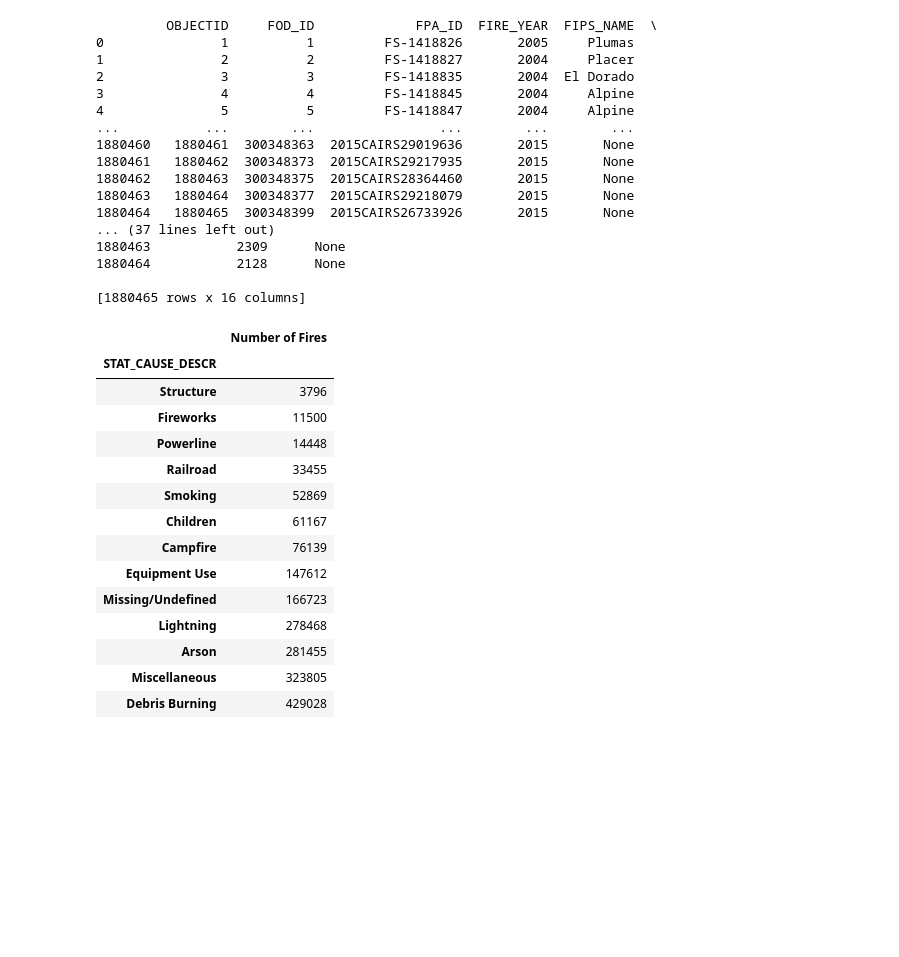
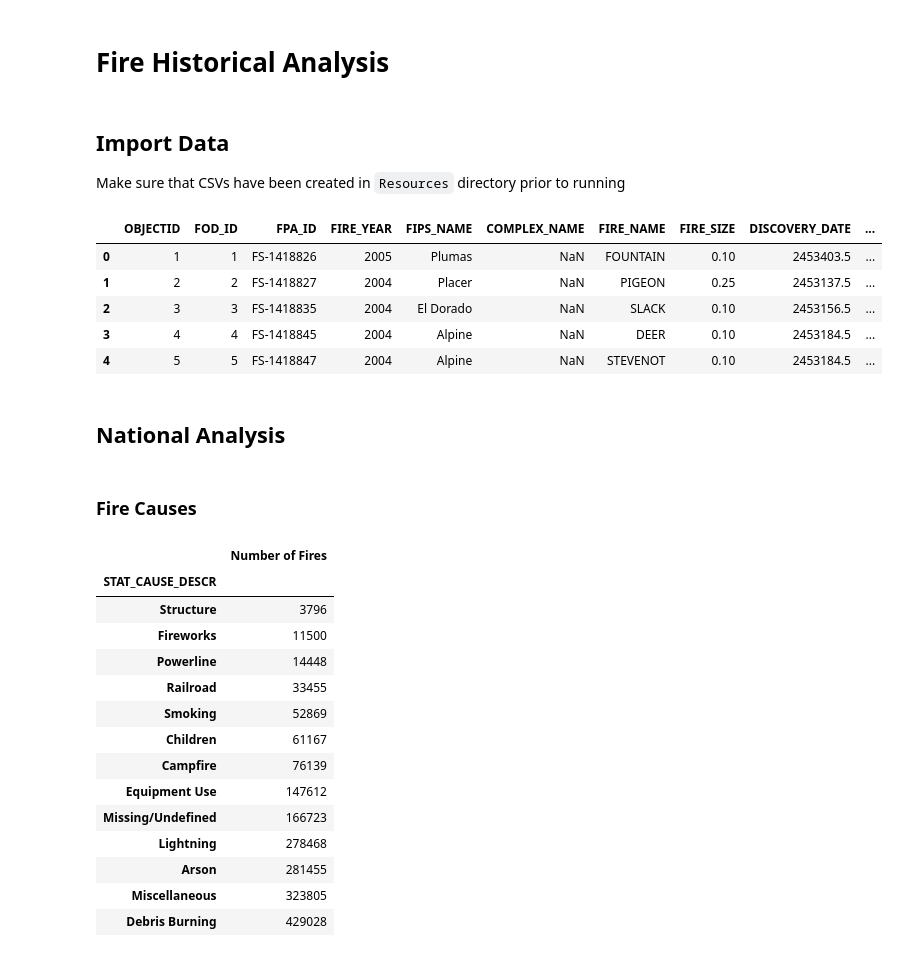
Before and after one commit to Jagjeet/fire-analysis-project, a Jupyter notebook: FireAnalysis.ipynb, the cells around one changed output. Cells and saved outputs as stored; diff of their text form; code cells hidden in the pictures; blank space fills up the shorter version.

```diff
--- a/Untitled.ipynb
+++ b/FireAnalysis.ipynb
@@ -1,3 +1,5 @@
+# %% [markdown]
+# Fire Historical Analysis
 # %%
 import matplotlib.pyplot as plt
 import pandas as pd
@@ -9,32 +11,23 @@ import sqlite3
 import sqlalchemy as sqla
 import scipy.stats as st
 from scipy.stats import linregress
+# %% [markdown]
+## Import Data
+Make sure that CSVs have been created in `Resources` directory prior to running
 # %%
-
-con = sqlite3.connect("./Resources/FPA_FOD_20170508.sqlite")
-fire_data = pd.read_sql_query("SELECT OBJECTID, FOD_ID, FPA_ID, FIRE_YEAR, FIPS_NAME, FIRE_NAME, FIRE_SIZE, DISCOVERY_DATE, FIRE_CODE, STAT_CAUSE_DESCR, CONT_DATE, STATE, LATITUDE, LONGITUDE, DISCOVERY_TIME, CONT_TIME from Fires", con)
-
-print(fire_data)
-
-con.close()
+fire_data = pd.read_csv('./Resources/Fires.csv')
+fire_data.head()
 # %% [output]
-         OBJECTID     FOD_ID             FPA_ID  FIRE_YEAR  FIPS_NAME  \
-0               1          1         FS-1418826       2005     Plumas
-1               2          2         FS-1418827       2004     Placer
-2               3          3         FS-1418835       2004  El Dorado
-3               4          4         FS-1418845       2004     Alpine
-4               5          5         FS-1418847       2004     Alpine
-...           ...        ...                ...        ...        ...
-1880460   1880461  300348363  2015CAIRS29019636       2015       None
-1880461   1880462  300348373  2015CAIRS29217935       2015       None
-1880462   1880463  300348375  2015CAIRS28364460       2015       None
-1880463   1880464  300348377  2015CAIRS29218079       2015       None
-1880464   1880465  300348399  2015CAIRS26733926       2015       None
-... (37 lines left out)
-1880463           2309      None
-1880464           2128      None
-
-[1880465 rows x 16 columns]
+|  | OBJECTID | FOD_ID | FPA_ID | FIRE_YEAR | FIPS_NAME | COMPLEX_NAME | FIRE_NAME | FIRE_SIZE | DISCOVERY_DATE | ... |
+| 0 | 1 | 1 | FS-1418826 | 2005 | Plumas | NaN | FOUNTAIN | 0.10 | 2453403.5 | ... |
+| 1 | 2 | 2 | FS-1418827 | 2004 | Placer | NaN | PIGEON | 0.25 | 2453137.5 | ... |
+| 2 | 3 | 3 | FS-1418835 | 2004 | El Dorado | NaN | SLACK | 0.10 | 2453156.5 | ... |
+| 3 | 4 | 4 | FS-1418845 | 2004 | Alpine | NaN | DEER | 0.10 | 2453184.5 | ... |
+| 4 | 5 | 5 | FS-1418847 | 2004 | Alpine | NaN | STEVENOT | 0.10 | 2453184.5 | ... |
+# %% [markdown]
+## National Analysis
+# %% [markdown]
+### Fire Causes
 # %%
 #pie chart by fire cause
 cause = fire_data.groupby("STAT_CAUSE_DESCR")
```
Also changed, not shown: parts of 17 cells of this notebook, 3 other files.
